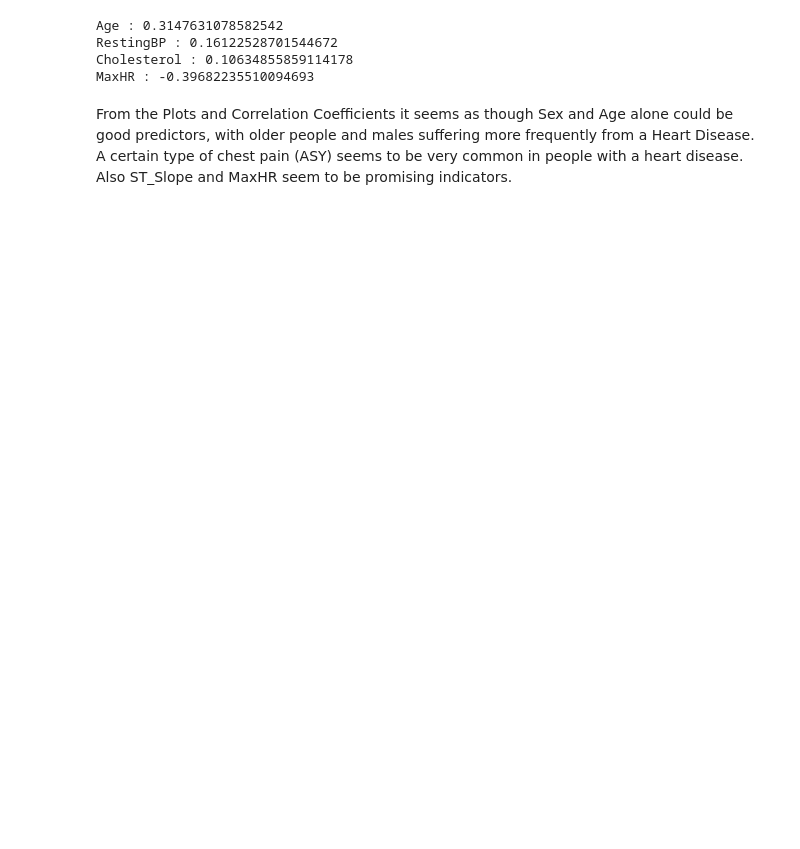
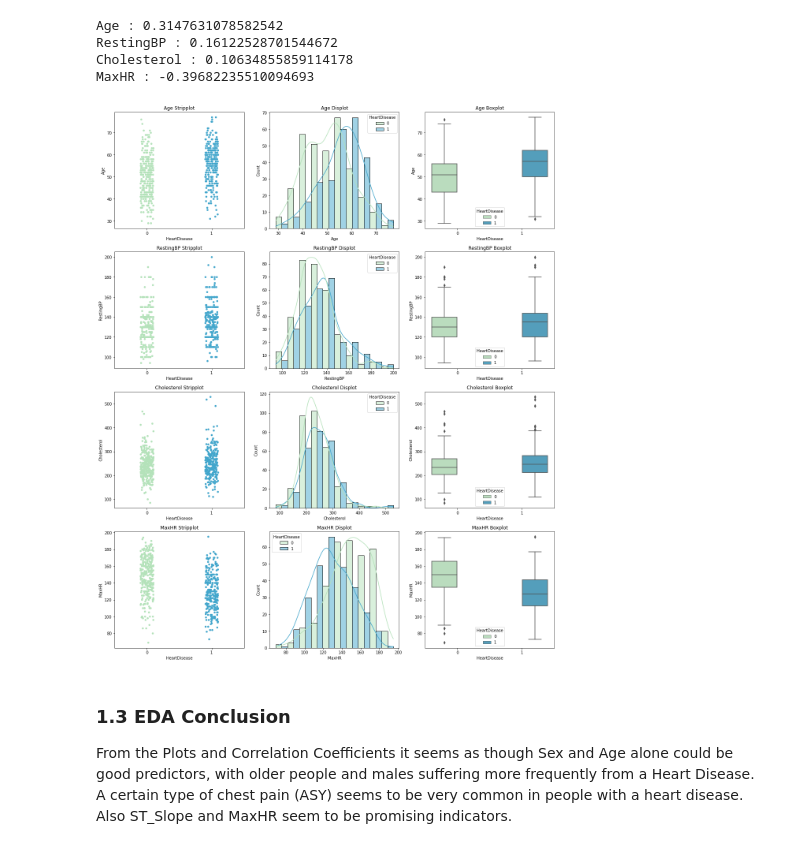
Before and after one commit to nmamie/ML4H_Project1, a Jupyter notebook: heart_failure/main.ipynb, the cells around one changed output. Cells and saved outputs as stored; diff of their text form; code cells hidden in the pictures; blank space fills up the shorter version.

```diff
--- a/heart_failure/main.ipynb
+++ b/heart_failure/main.ipynb
@@ -176,5 +180,18 @@ Age : 0.3147631078582542
 RestingBP : 0.16122528701544672
 Cholesterol : 0.10634855859114178
 MaxHR : -0.39682235510094693
+# %%
+#This plot is from https://www.kaggle.com/code/sanchman/heart-failure-prediction-93-rec-88-acc-89-f1
+fig, axes = plt.subplots(4, 3, figsize=(20,25))
+for i, col in zip(range(4), numerical):
+    sns.stripplot(ax=axes[i][0], x='HeartDisease', y=col, data=df_preprocessed, palette='GnBu', jitter=True)
+    axes[i][0].set_title(f'{col} Stripplot')
+    sns.histplot(ax=axes[i][1], x=col, data=df_preprocessed, kde=True, bins=10, palette='GnBu', hue='HeartDisease', multiple='dodge')
+    axes[i][1].set_title(f'{col} Displot')
+    sns.boxplot(ax=axes[i][2], x='HeartDisease', y=col, data=df_preprocessed, palette='GnBu', hue='HeartDisease')
+    axes[i][2].set_title(f'{col} Boxplot')
+# %% [output]
+[figure, added]
 # %% [markdown]
+### 1.3 EDA Conclusion
 From the Plots and Correlation Coefficients it seems as though Sex and Age alone could be good predictors, with older people and males suffering more frequently from a Heart Disease. A certain type of chest pain (ASY) seems to be very common in people with a heart disease. Also ST_Slope and MaxHR seem to be promising indicators.
```
Also changed, not shown: parts of 8 cells of this notebook.
